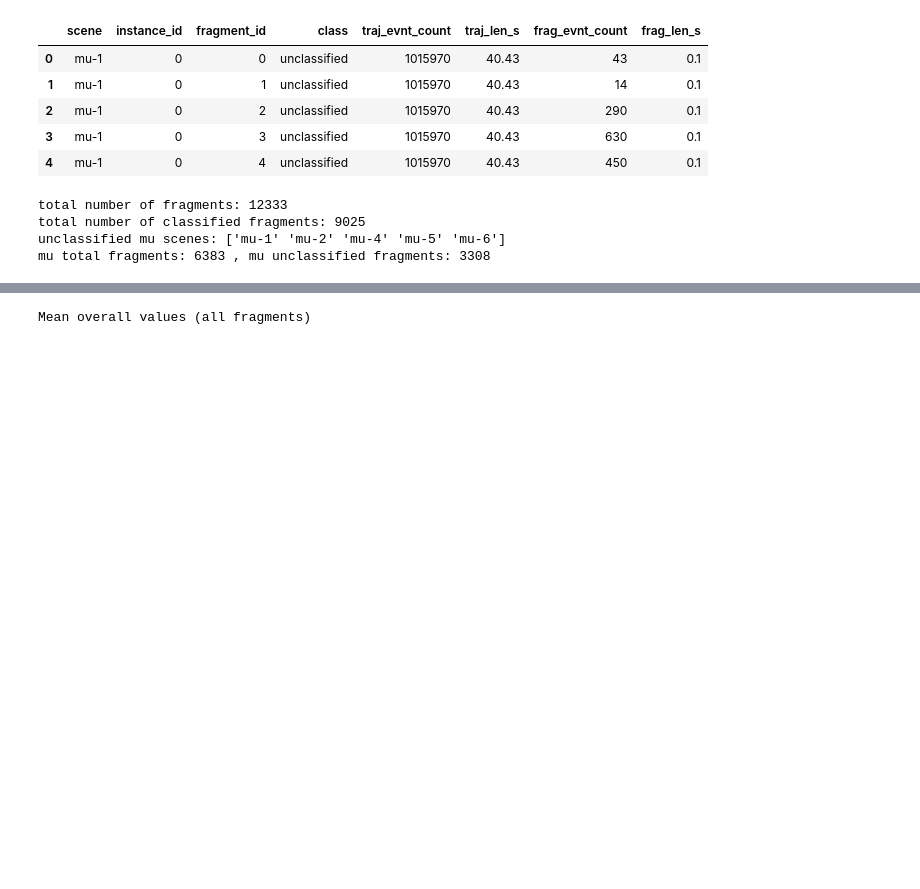
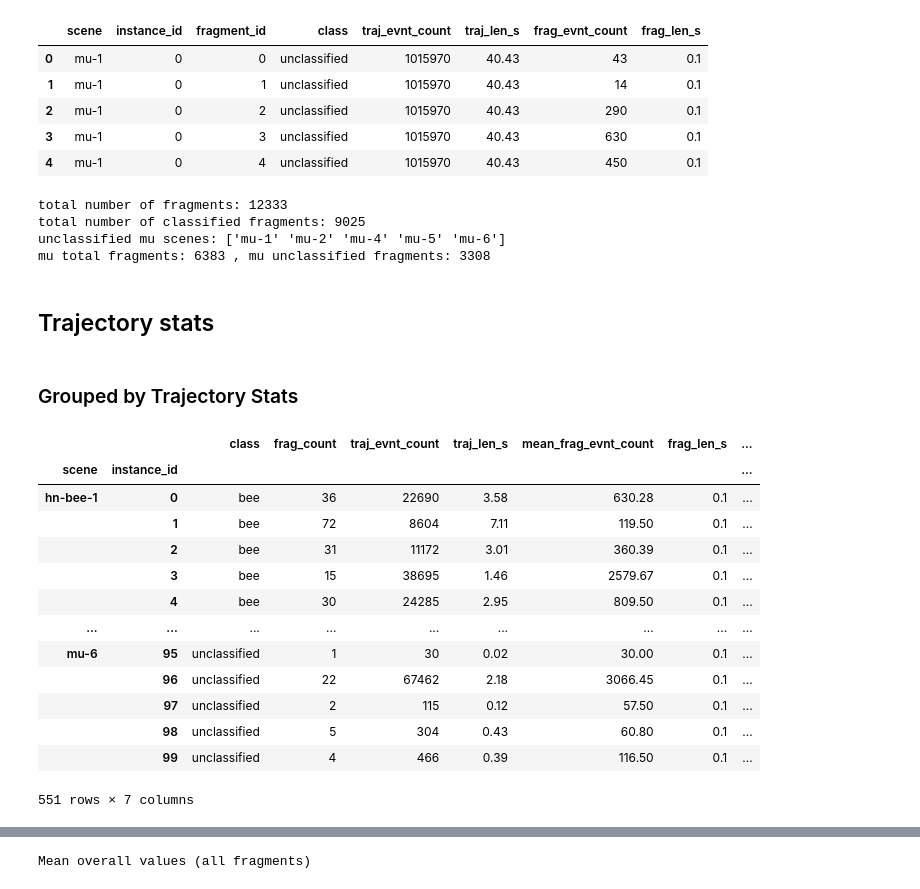
Before and after one commit to boeges/ma_point_cloud_processing, a Jupyter notebook: dataset_statistics.ipynb, the cells around one changed output, grey strips where cells are left out. Drawn from its saved outputs; the diff is of its cells as text; code cells hidden in the pictures; blank space fills up the shorter version.

```diff
--- a/dataset_statistics.ipynb
+++ b/dataset_statistics.ipynb
@@ -84,3 +84,40 @@ total number of fragments: 12333
 total number of classified fragments: 9025
 unclassified mu scenes: ['mu-1' 'mu-2' 'mu-4' 'mu-5' 'mu-6']
 mu total fragments: 6383 , mu unclassified fragments: 3308
+# %% [markdown]
+## Trajectory stats
+# %% [markdown]
+### Grouped by Trajectory Stats
+# %%
+agg = {
+    "class": "first",
+    "fragment_id": "count",
+    "traj_evnt_count": "first",
+    "traj_len_s": "first",
+    "frag_evnt_count": "mean",
+    "frag_len_s": "mean",
+    "frag_std": "mean",
+}
+
+traj_df = df.groupby(["scene","instance_id"]).agg(agg)
+traj_df.rename(columns={
+    "fragment_id":"frag_count",
+    "frag_std":"mean_frag_std",
+    "frag_evnt_count":"mean_frag_evnt_count"}, inplace=True)
+
+display(traj_df)
+# %% [output]
+|  |  | class | frag_count | traj_evnt_count | traj_len_s | mean_frag_evnt_count | frag_len_s | ... |
+| scene | instance_id |  |  |  |  |  |  | ... |
+| hn-bee-1 | 0 | bee | 36 | 22690 | 3.58 | 630.28 | 0.1 | ... |
+|  | 1 | bee | 72 | 8604 | 7.11 | 119.50 | 0.1 | ... |
+|  | 2 | bee | 31 | 11172 | 3.01 | 360.39 | 0.1 | ... |
+|  | 3 | bee | 15 | 38695 | 1.46 | 2579.67 | 0.1 | ... |
+|  | 4 | bee | 30 | 24285 | 2.95 | 809.50 | 0.1 | ... |
+| ... | ... | ... | ... | ... | ... | ... | ... | ... |
+| mu-6 | 95 | unclassified | 1 | 30 | 0.02 | 30.00 | 0.1 | ... |
+|  | 96 | unclassified | 22 | 67462 | 2.18 | 3066.45 | 0.1 | ... |
+|  | 97 | unclassified | 2 | 115 | 0.12 | 57.50 | 0.1 | ... |
+|  | 98 | unclassified | 5 | 304 | 0.43 | 60.80 | 0.1 | ... |
+|  | 99 | unclassified | 4 | 466 | 0.39 | 116.50 | 0.1 | ... |
+551 rows × 7 columns
```
Also changed, not shown: parts of 35 cells of this notebook.
